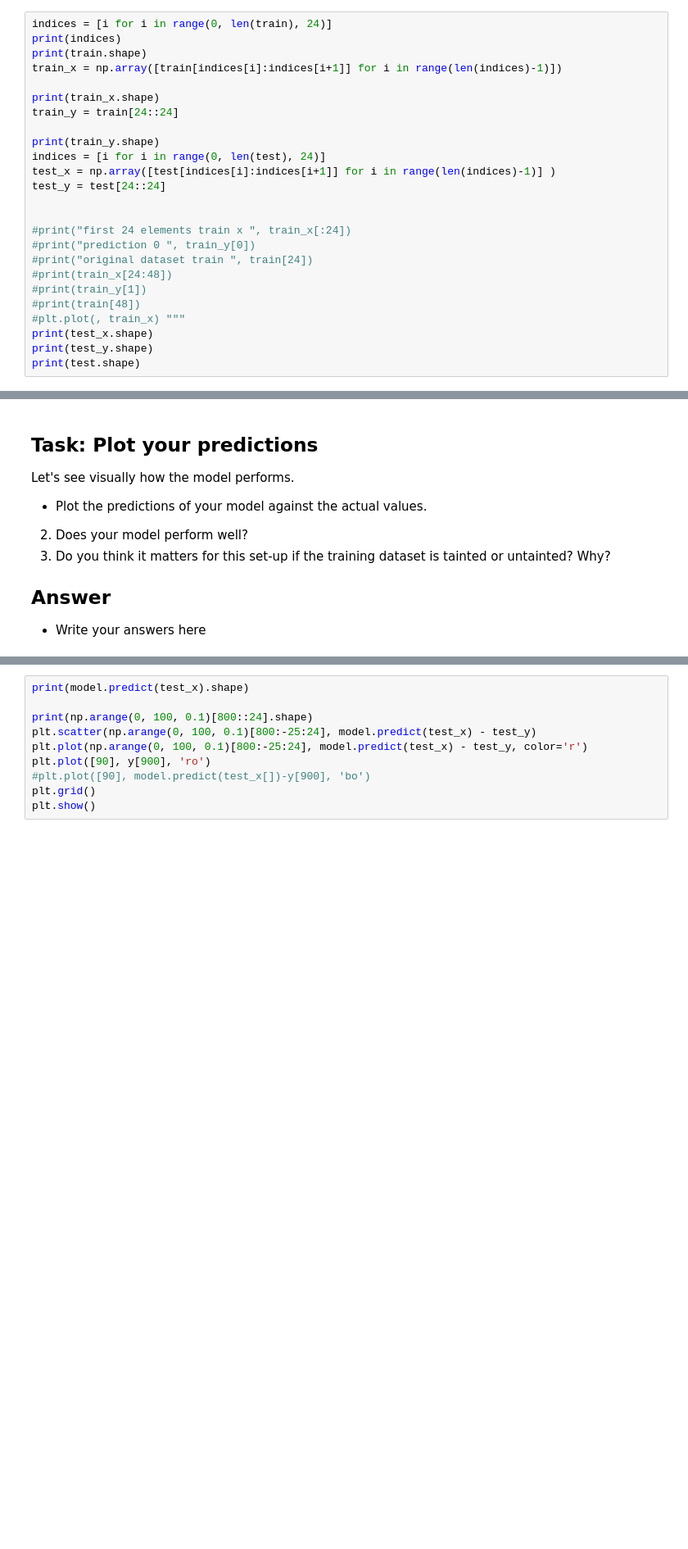
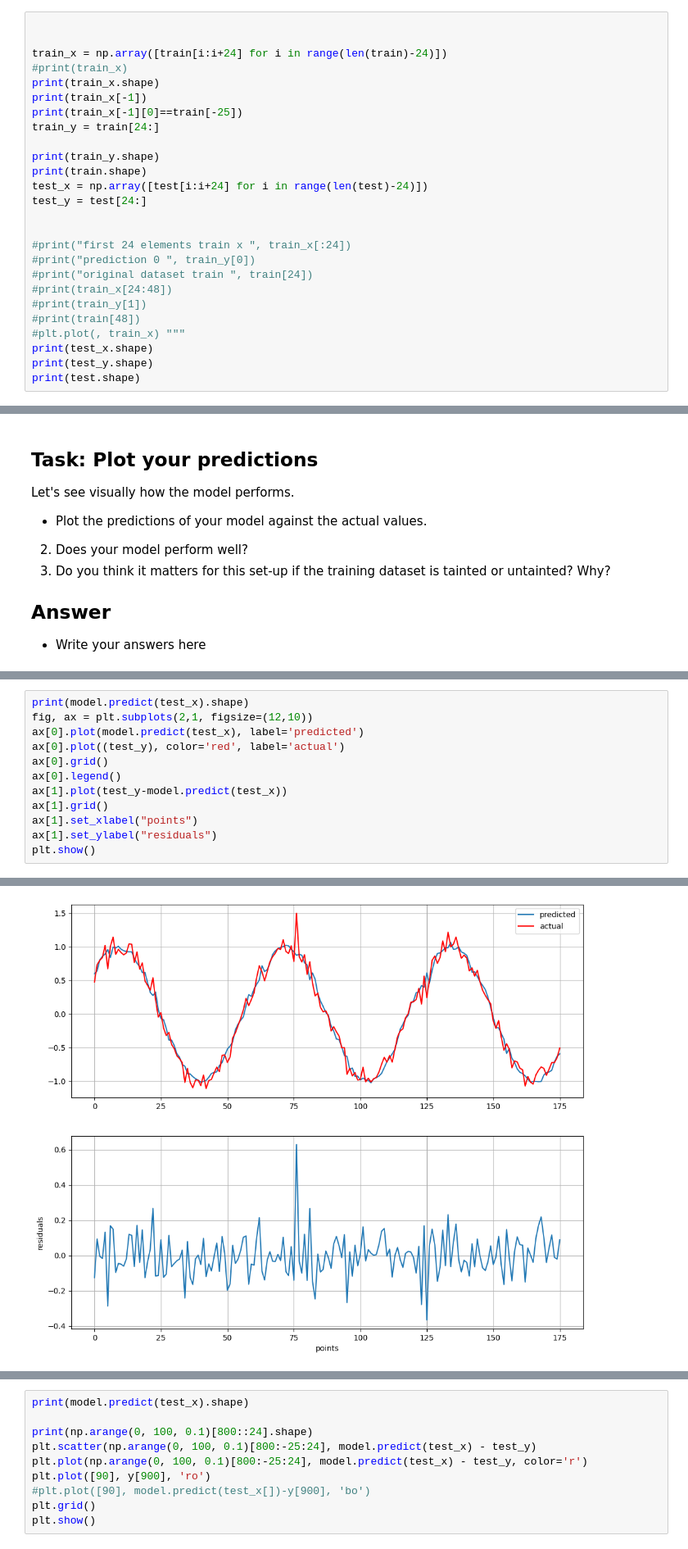
Before and after one commit to filippocasari/AS1SecML, a Jupyter notebook: AS1SecurityML.ipynb, the cells around one changed output, grey strips where cells are left out. Shown at 82% size. Cells and saved outputs as stored; diff of their text form; blank space fills up the shorter version.

```diff
--- a/AS1SecurityML.ipynb
+++ b/AS1SecurityML.ipynb
@@ -337,18 +337,19 @@ We will use a ML algorithm with a sliding window to try and predict the next val
 - transform the train and test datasets into appropriate shapes to train the model
 - the model should take the last 24 datapoints (X) to predict the next datapoint (Y)
 # %%
-indices = [i for i in range(0, len(train), 24)]
-print(indices)
-print(train.shape)
-train_x = np.array([train[indices[i]:indices[i+1]] for i in range(len(indices)-1)])
 
+
+train_x = np.array([train[i:i+24] for i in range(len(train)-24)])
+#print(train_x)
 print(train_x.shape)
-train_y = train[24::24]
+print(train_x[-1])
+print(train_x[-1][0]==train[-25])
+train_y = train[24:]
 
 print(train_y.shape)
-indices = [i for i in range(0, len(test), 24)]
-test_x = np.array([test[indices[i]:indices[i+1]] for i in range(len(indices)-1)] )
-test_y = test[24::24]
+print(train.shape)
+test_x = np.array([test[i:i+24] for i in range(len(test)-24)])
+test_y = test[24:]
 
 
 #print("first 24 elements train x ", train_x[:24])
@@ -411,0 +404,13 @@ plt.show()
+# %%
+print(model.predict(test_x).shape)
+fig, ax = plt.subplots(2,1, figsize=(12,10))
+ax[0].plot(model.predict(test_x), label='predicted')
+ax[0].plot((test_y), color='red', label='actual')
+ax[0].grid()
+ax[0].legend()
+ax[1].plot(test_y-model.predict(test_x))
+ax[1].grid()
+ax[1].set_xlabel("points")
+ax[1].set_ylabel("residuals")
+plt.show()
+# %% [output]
@@ -412,3 +418,4 @@ plt.show()
+[figure, added]
 # %% [markdown]
 ## Task: plot the prediction residual.
 To actually detect the anomalies, we need to calculate the residual.
```
Also changed, not shown: parts of 7 cells of this notebook.
